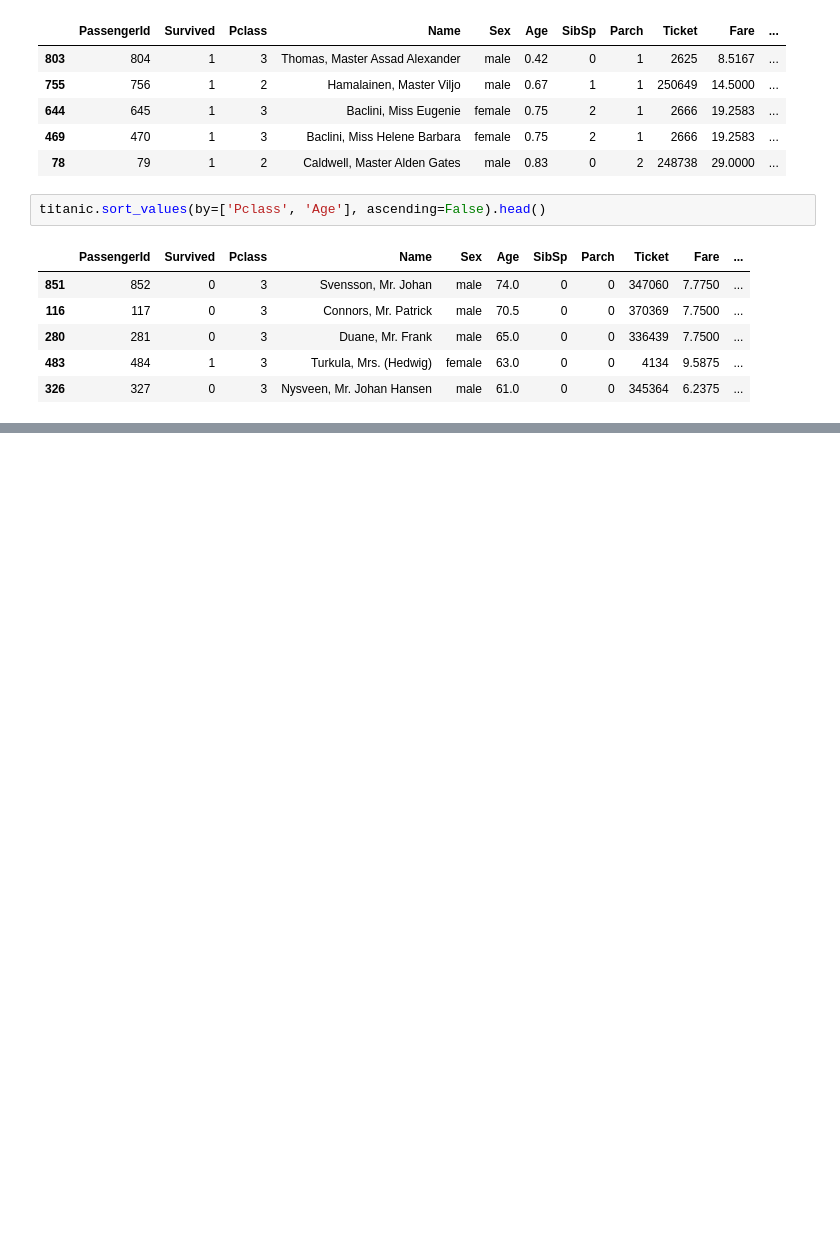
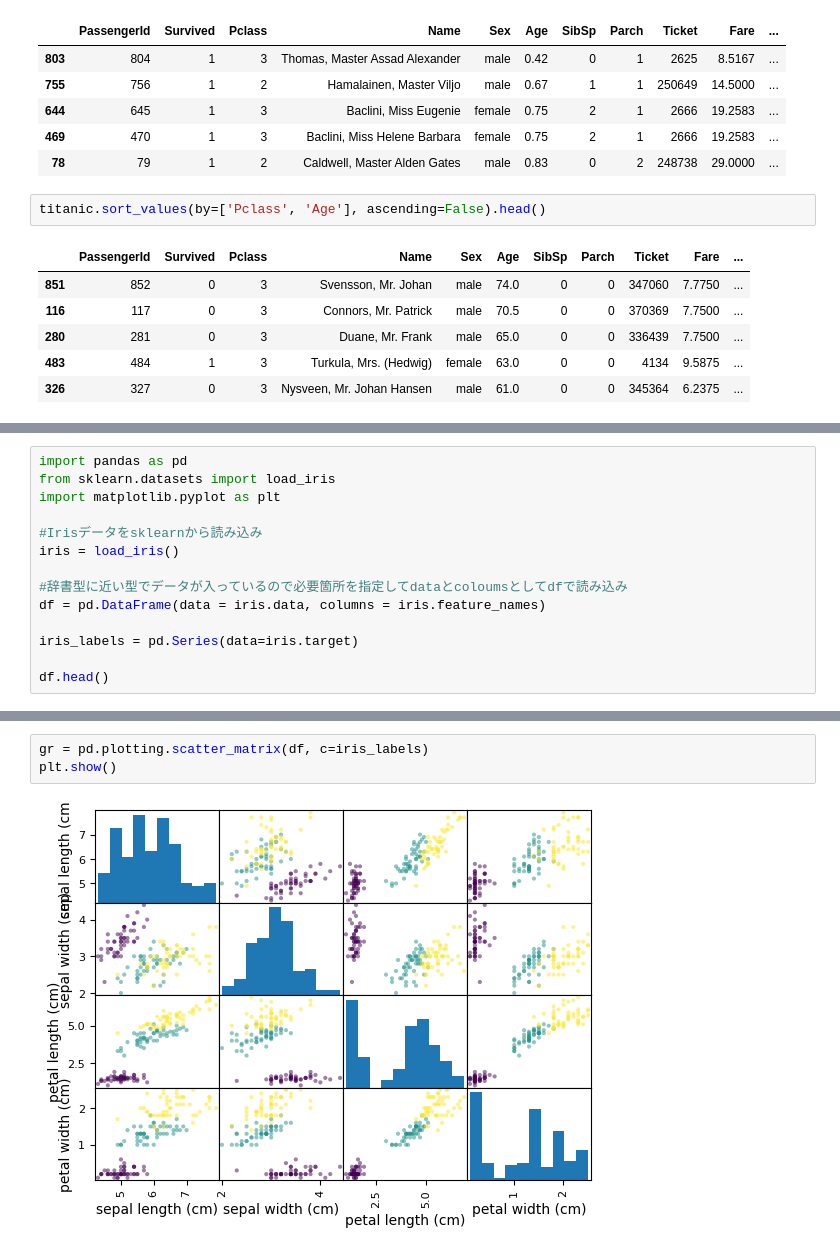
Before and after one commit to namoshi/mathAI, a Jupyter notebook: pandas_intro.ipynb, the cells around one changed output, grey strips where cells are left out. Cells and saved outputs as stored; diff of their text form; blank space fills up the shorter version.

```diff
--- a/pandas_intro.ipynb
+++ b/pandas_intro.ipynb
@@ -390,0 +393,14 @@ titanic.sort_values(by=['Pclass', 'Age'], ascending=False).head()
+# %%
+import pandas as pd
+from sklearn.datasets import load_iris
+import matplotlib.pyplot as plt
+
+#Irisデータをsklearnから読み込み
+iris = load_iris()
+
+#辞書型に近い型でデータが入っているので必要箇所を指定してdataとcoloumsとしてdfで読み込み
+df = pd.DataFrame(data = iris.data, columns = iris.feature_names)
+
+iris_labels = pd.Series(data=iris.target)
+
+df.head()
@@ -390,0 +414,5 @@ titanic.sort_values(by=['Pclass', 'Age'], ascending=False).head()
+# %%
+gr = pd.plotting.scatter_matrix(df, c=iris_labels)
+plt.show()
+# %% [output]
+[figure, added]
```
Also changed, not shown: parts of 6 cells of this notebook.
